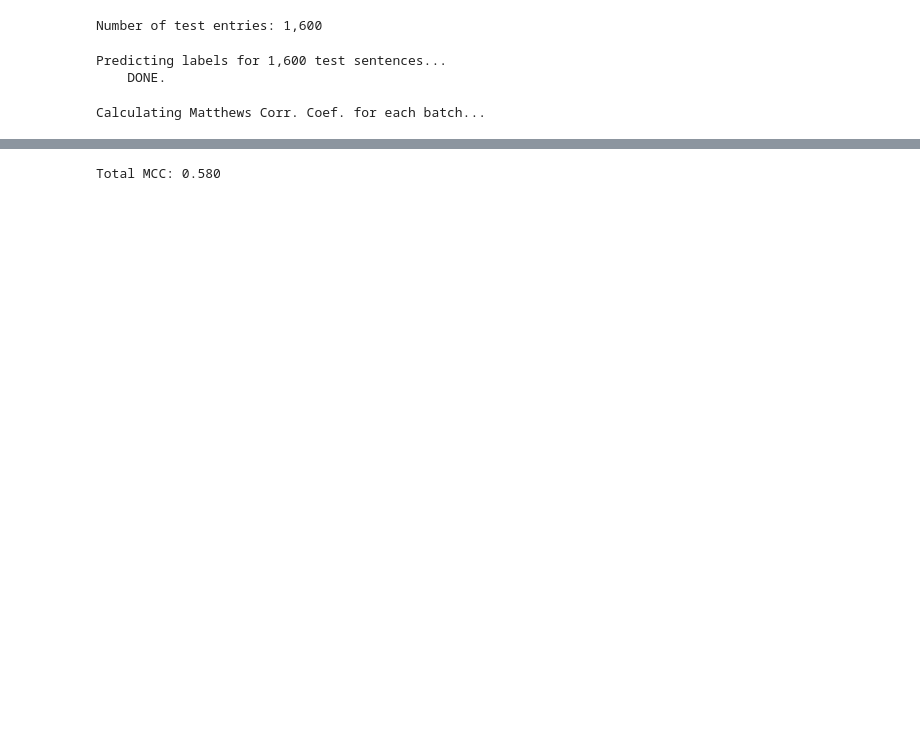
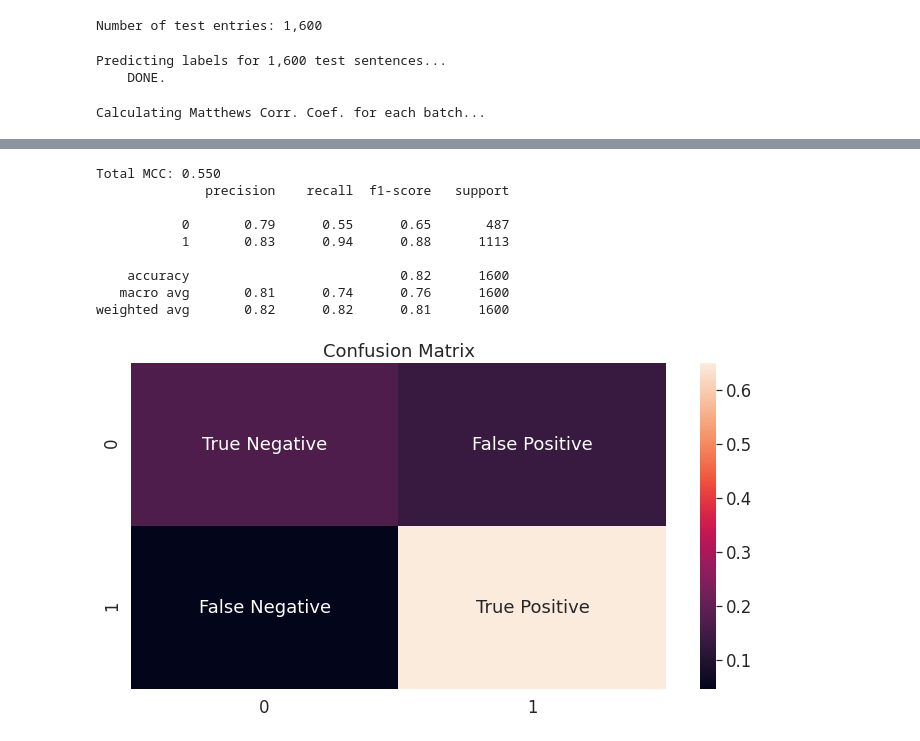
Before and after one commit to Johoodcoder/CS490Project, a Jupyter notebook: Notebooks/CS490ProjectHuggingImplementation.ipynb, the cells around one changed output, grey strips where cells are left out. Cells and saved outputs as stored; diff of their text form; code cells hidden in the pictures; blank space fills up the shorter version.

Commit message:
Implemented classification report and confusion matrix

```diff
--- a/Notebooks/CS490ProjectHuggingImplementation.ipynb
+++ b/Notebooks/CS490ProjectHuggingImplementation.ipynb
@@ -796,16 +798,34 @@ plt.show()
 # %%
 # Combine the results across all batches.
 flat_predictions = np.concatenate(predictions, axis=0)
 
 # For each sample, pick the label (0 or 1) with the higher score.
 flat_predictions = np.argmax(flat_predictions, axis=1).flatten()
 
 # Combine the correct labels for each batch into a single list.
 flat_true_labels = np.concatenate(true_labels, axis=0)
 
 # Calculate the MCC
 mcc = matthews_corrcoef(flat_true_labels, flat_predictions)
 
 print('Total MCC: %.3f' % mcc)
+print(classification_report(flat_true_labels, flat_predictions))
+
+cf_matrix = confusion_matrix(flat_true_labels, flat_predictions,normalize='all')
+cf_label_matrix = np.array([['True Negative','False Positive'],
+                            ['False Negative', 'True Positive']])
+plt.title('Confusion Matrix')
+# cmap = sns.color_palette("rocket_r", as_cmap=True)
+sns.heatmap(cf_matrix, annot = cf_label_matrix, fmt = 's')
+plt.show()
 # %% [output]
-Total MCC: 0.580
+Total MCC: 0.550
+              precision    recall  f1-score   support
+
+           0       0.79      0.55      0.65       487
+           1       0.83      0.94      0.88      1113
+
+    accuracy                           0.82      1600
+   macro avg       0.81      0.74      0.76      1600
+weighted avg       0.82      0.82      0.81      1600
+[figure, added]
```
Also changed, not shown: parts of 8 cells of this notebook.
